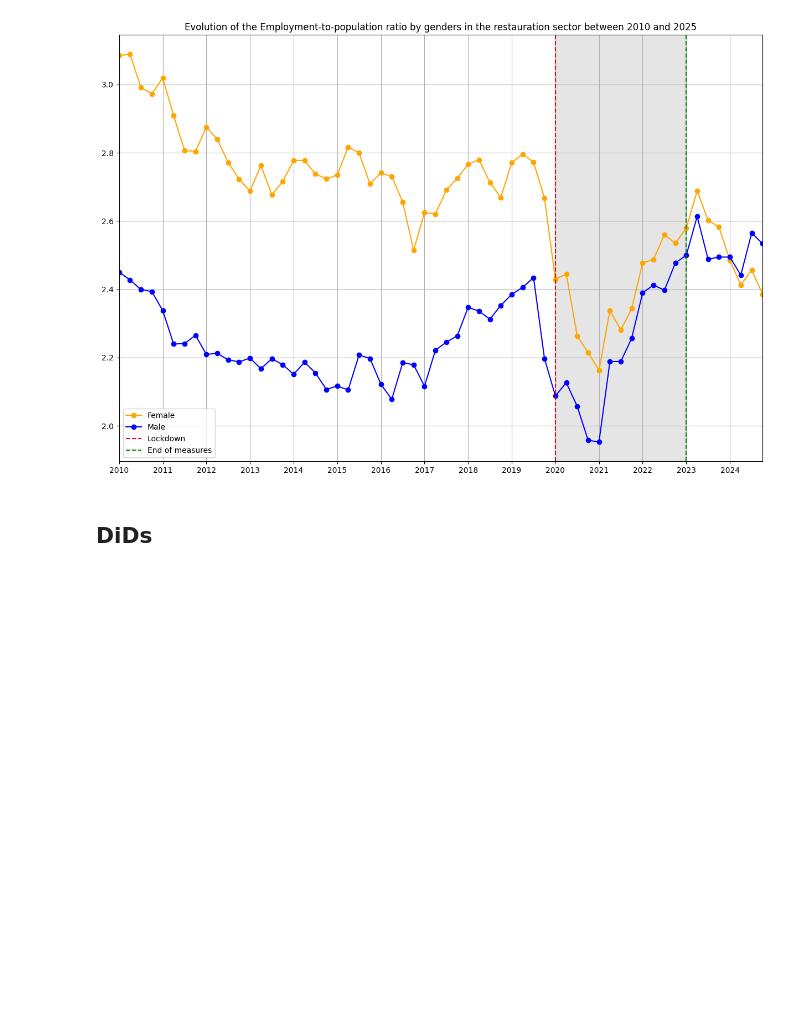
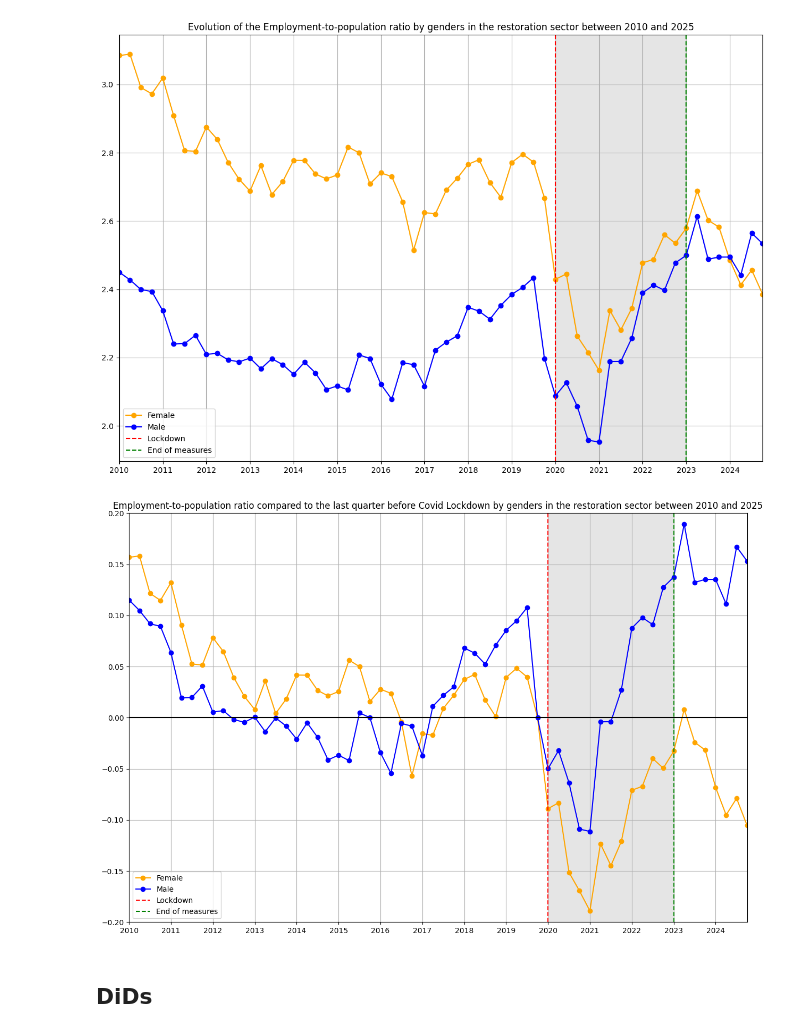
Before and after one commit to Ildsjel-EPFL/MGT-499, a Jupyter notebook: DiD.ipynb, the cells around one changed output. Drawn from its saved outputs; the diff is of its cells as text; code cells hidden in the pictures; blank space fills up the shorter version.

Commit message:
Add normalised graph

```diff
--- a/DiD.ipynb
+++ b/DiD.ipynb
@@ -109,6 +101,27 @@ plt.title("Evolution of the Employment-to-population ratio by genders in the res
 plt.show()
 # %% [output]
 [figure]
+# %%
+before_covid_female = df.iloc[75, 2]
+before_covid_male = df.iloc[79, 2]
+
+time = np.linspace(0, 59, 60)
+fig, ax = plt.subplots(figsize=(15, 10))
+ax.plot(time, df.loc[df["Female"]==1, "Employment-to-population Ratio [%]"].to_numpy()/before_covid_female-1, c="orange", marker="o", label="Female")
+ax.plot(time, df.loc[df["Female"]==0, "Employment-to-population Ratio [%]"].to_numpy()/before_covid_male-1, c="blue", marker="o", label="Male")
+ax.axvline(40, c="r", ls="--", label="Lockdown")
+ax.axvline(52, c="green", ls="--", label="End of measures")
+ax.axvspan(40, 52, color="grey", alpha=0.2)
+ax.hlines(0, xmin=0, xmax=59, color="k")
+plt.xlim(0, 59)
+plt.ylim(-0.2, 0.2)
+plt.xticks([i for i in time if i%4==0], labels=[f"20{10+i}" for i in range(15) for j in range(4) if j==0])
+plt.legend()
+plt.grid()
+plt.title("Employment-to-population ratio compared to the last quarter before Covid Lockdown by genders in the restoration sector between 2010 and 2025")
+plt.show()
+# %% [output]
+[figure, added]
 # %% [markdown]
 ## DiDs
 # %% [markdown]
```
Also changed, not shown: parts of 3 cells of this notebook.
